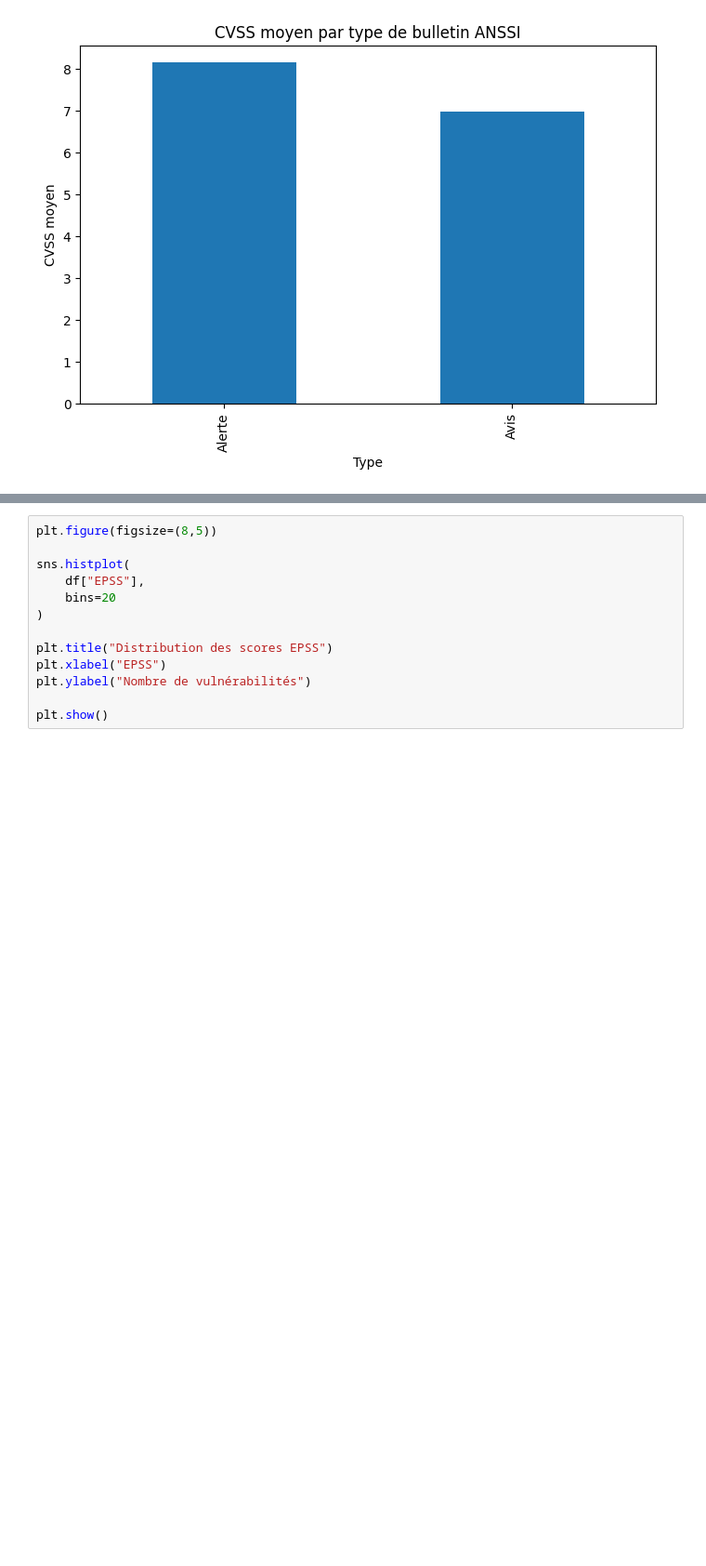
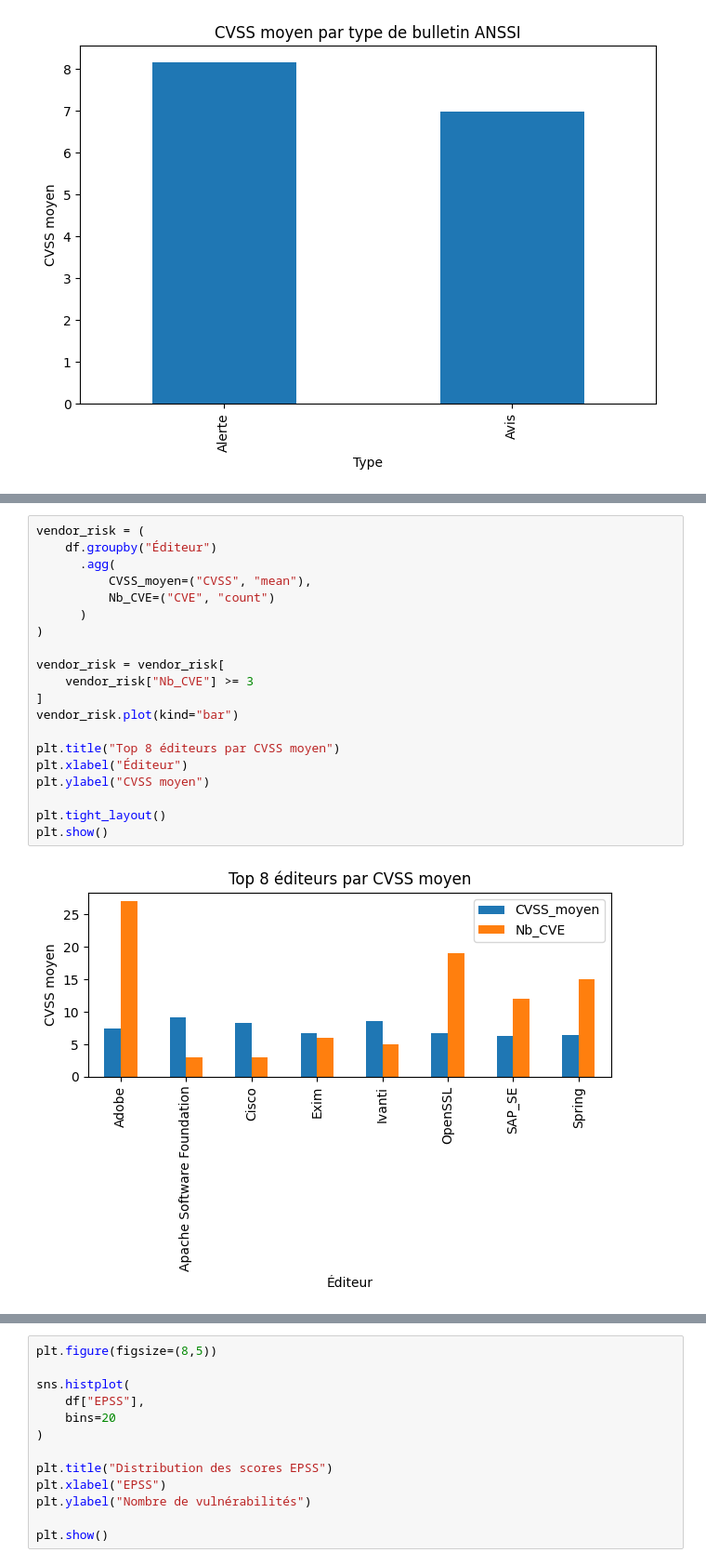
Before and after one commit to Miner205/Mastercamp-Project-TD-Final-grp11, a Jupyter notebook: Notebook.ipynb, the cells around one changed output, grey strips where cells are left out. Shown at 93% size. Drawn from its saved outputs; the diff is of its cells as text; blank space fills up the shorter version.

Commit message:
Organisation graphes

```diff
--- a/Notebook.ipynb
+++ b/Notebook.ipynb
@@ -147,0 +171,22 @@ plt.show()
+# %%
+vendor_risk = (
+    df.groupby("Éditeur")
+      .agg(
+          CVSS_moyen=("CVSS", "mean"),
+          Nb_CVE=("CVE", "count")
+      )
+)
+
+vendor_risk = vendor_risk[
+    vendor_risk["Nb_CVE"] >= 3
+]
+vendor_risk.plot(kind="bar")
+
+plt.title("Top 8 éditeurs par CVSS moyen")
+plt.xlabel("Éditeur")
+plt.ylabel("CVSS moyen")
+
+plt.tight_layout()
+plt.show()
+# %% [output]
+[figure, new version]
```
Also changed, not shown: parts of 25 cells of this notebook.
